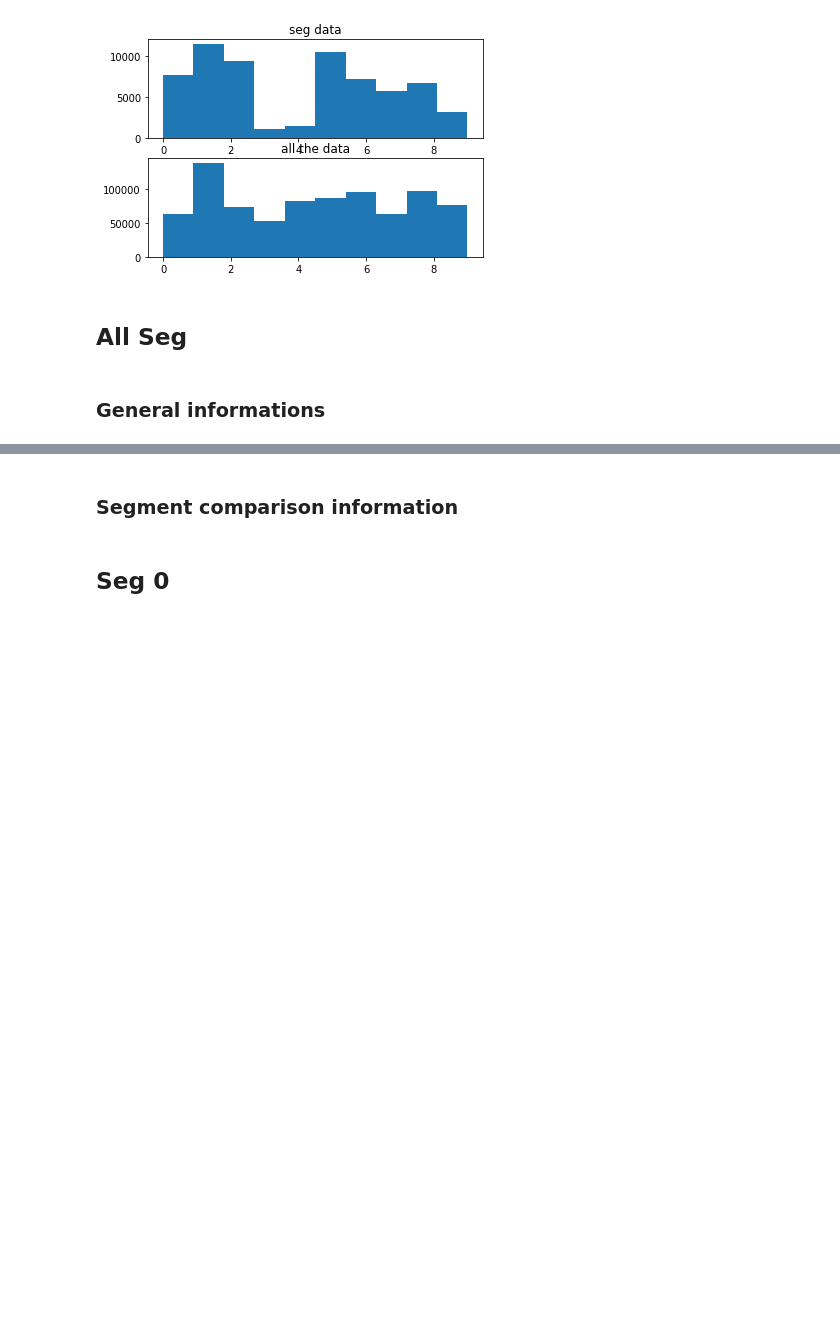
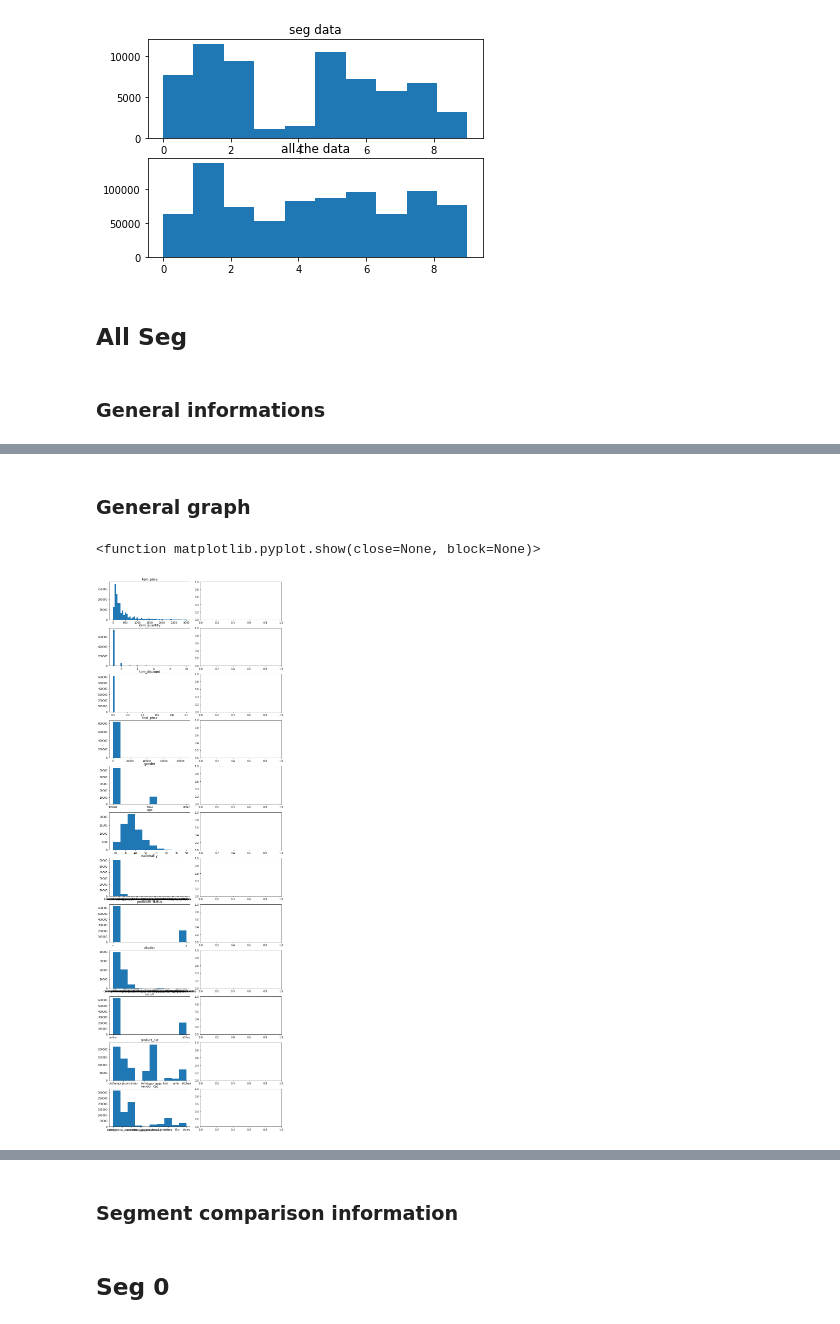
Before and after one commit to polgariovabrigi/frontend_onthelistcrm, a Jupyter notebook: notebooks/segmentation_analysis_ben.ipynb, the cells around one changed output, grey strips where cells are left out. Saved outputs shown, nothing was run; the diff lists cells and outputs as text; code cells hidden in the pictures; blank space fills up the shorter version.

```diff
--- a/notebooks/segmentation_analysis_ben.ipynb
+++ b/notebooks/segmentation_analysis_ben.ipynb
@@ -46,0 +68,60 @@ seg_9_df = seg_df[seg_df['customer_segmentation'] == 9]
+# %% [markdown]
+### General graph
+# %%
+#define subplots
+fig, ax = plt.subplots(12, 2, figsize=(10,30))
+fig.tight_layout()
+
+#create subplots
+ax[0, 0].hist(data_df['item_price'],bins = 50,range=(1,3000))
+ax[0, 0].title.set_text('item_price')
+
+
+ax[1, 0].hist(data_df['item_quantity'],bins = 50,range=(1,10))
+ax[1, 0].title.set_text('item_quantity')
+
+
+ax[2, 0].hist(data_df['item_discount'],bins = 50,range=(0,1))
+ax[2, 0].title.set_text('item_discount')
+
+
+ax[3, 0].hist(data_df['final_price'])
+ax[3, 0].title.set_text('final_price')
+
+
+ax[4, 0].hist(data_df_cust['gender'])
+ax[4, 0].title.set_text('gender')
+
+
+ax[5, 0].hist(data_df_cust['age'])
+ax[5, 0].title.set_text('age')
+
+
+ax[6, 0].hist(data_df_cust['nationality'])
+ax[6, 0].title.set_text('nationality')
+
+
+ax[7, 0].hist(data_df['premium_status'])
+ax[7, 0].title.set_text('premium_status')
+
+
+ax[8, 0].hist(data_df_cust['district'])
+ax[8, 0].title.set_text('district')
+
+
+ax[9, 0].hist(data_df['on_off'])
+ax[9, 0].title.set_text('on_off')
+
+
+ax[10, 0].hist(data_df['product_cat'])
+ax[10, 0].title.set_text('product_cat')
+
+
+ax[11, 0].hist(data_df['vendor_cat'])
+ax[11, 0].title.set_text('vendor_cat')
+
+
+plt.show
+# %% [output]
+<function matplotlib.pyplot.show(close=None, block=None)>
+[figure, added]
```
Also changed, not shown: parts of 22 cells of this notebook, 1 other file.
